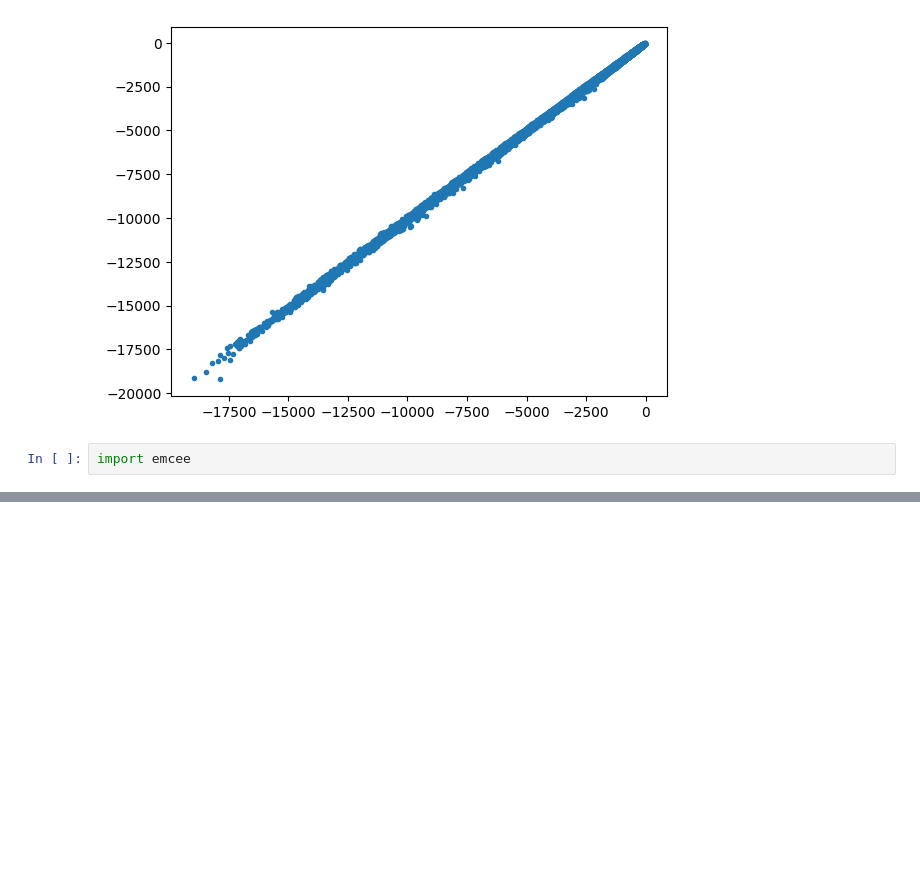
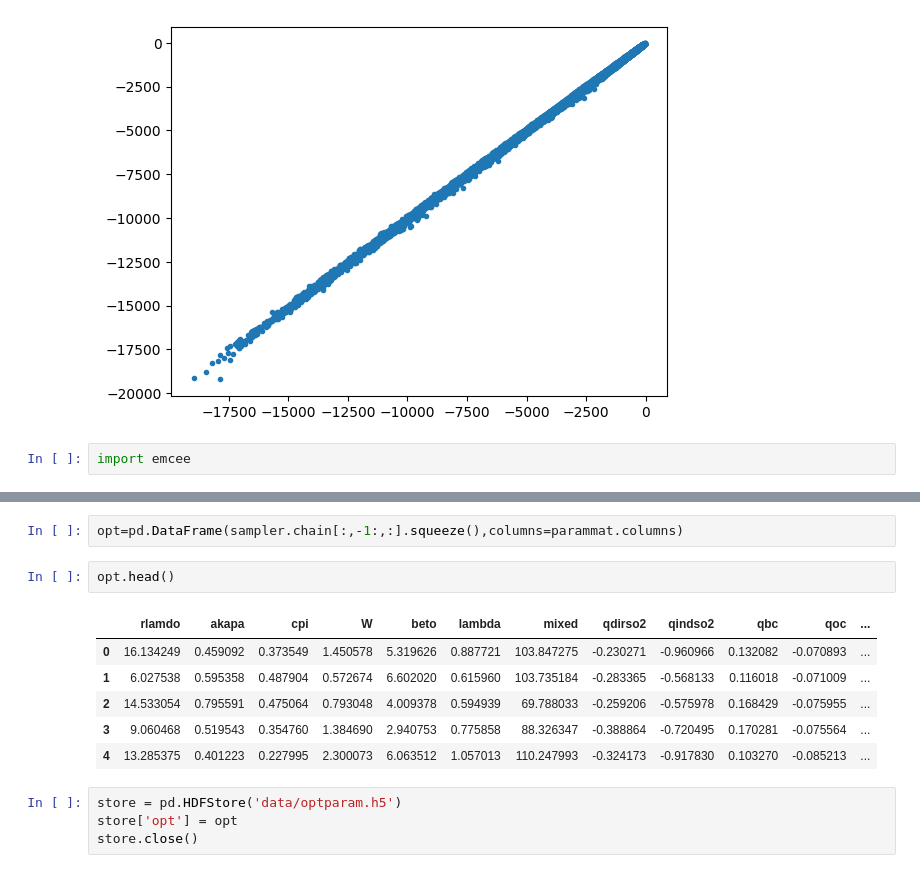
Before and after one commit to ciceroOslo/ciceroscm, a Jupyter notebook: notebooks/calibration pipeline/4 - calibrate.ipynb, the cells around one changed output, grey strips where cells are left out. Saved outputs shown, nothing was run; the diff lists cells and outputs as text; blank space fills up the shorter version.

```diff
--- a/notebooks/calibration pipeline/4 - calibrate.ipynb
+++ b/notebooks/calibration pipeline/4 - calibrate.ipynb
@@ -175,0 +176,15 @@ plt.hist(log_prob(np.vstack(sampler.chain[:,-10:,:]),obs,obsunc,use),color='g')
+# %%
+opt=pd.DataFrame(sampler.chain[:,-1:,:].squeeze(),columns=parammat.columns)
+# %%
+opt.head()
+# %% [output]
+|  | rlamdo | akapa | cpi | W | beto | lambda | mixed | qdirso2 | qindso2 | qbc | qoc | ... |
+| 0 | 16.134249 | 0.459092 | 0.373549 | 1.450578 | 5.319626 | 0.887721 | 103.847275 | -0.230271 | -0.960966 | 0.132082 | -0.070893 | ... |
+| 1 | 6.027538 | 0.595358 | 0.487904 | 0.572674 | 6.602020 | 0.615960 | 103.735184 | -0.283365 | -0.568133 | 0.116018 | -0.071009 | ... |
+| 2 | 14.533054 | 0.795591 | 0.475064 | 0.793048 | 4.009378 | 0.594939 | 69.788033 | -0.259206 | -0.575978 | 0.168429 | -0.075955 | ... |
+| 3 | 9.060468 | 0.519543 | 0.354760 | 1.384690 | 2.940753 | 0.775858 | 88.326347 | -0.388864 | -0.720495 | 0.170281 | -0.075564 | ... |
+| 4 | 13.285375 | 0.401223 | 0.227995 | 2.300073 | 6.063512 | 1.057013 | 110.247993 | -0.324173 | -0.917830 | 0.103270 | -0.085213 | ... |
+# %%
+store = pd.HDFStore('data/optparam.h5')
+store['opt'] = opt
+store.close()
```
Also changed, not shown: parts of 16 cells of this notebook, 2 other files.
